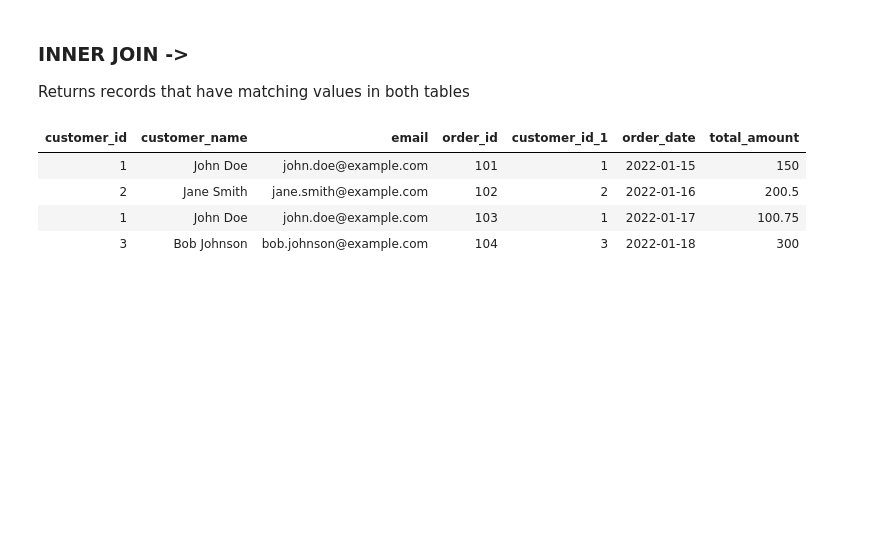
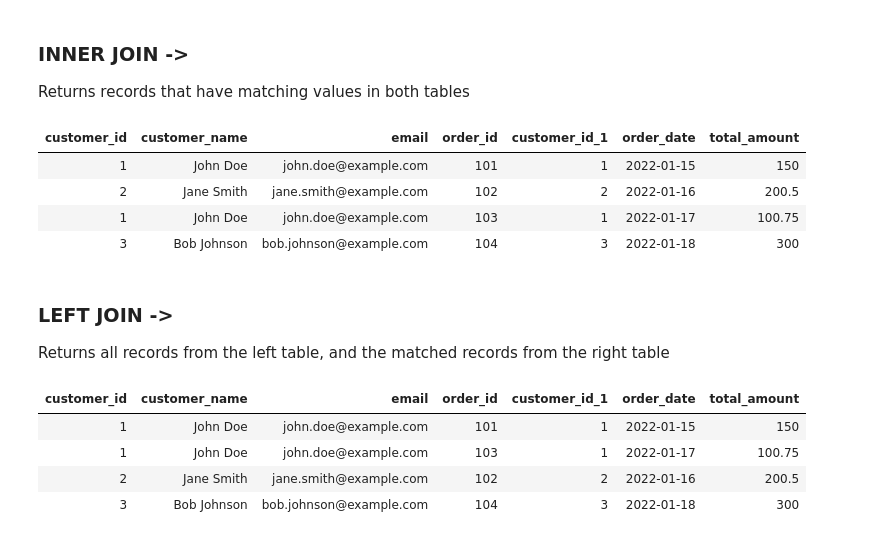
Before and after one commit to siddhesh-Mhatre/SQL_practice, a Jupyter notebook: JOINS.ipynb, the cells around one changed output. Drawn from its saved outputs; the diff is of its cells as text; code cells hidden in the pictures; blank space fills up the shorter version.

```diff
--- a/JOINS.ipynb
+++ b/JOINS.ipynb
@@ -62,3 +64,20 @@ ON c.customer_id = o.customer_id ;
 | 2 | Jane Smith | jane.smith@example.com | 102 | 2 | 2022-01-16 | 200.5 |
 | 1 | John Doe | john.doe@example.com | 103 | 1 | 2022-01-17 | 100.75 |
 | 3 | Bob Johnson | bob.johnson@example.com | 104 | 3 | 2022-01-18 | 300 |
+# %% [markdown]
+### LEFT JOIN ->
+Returns all records from the
+left table, and the matched
+records from the right table
+# %%
+%%sql sqlite://
+SELECT * FROM customers  as c
+LEFT JOIN
+orders as o
+ON c.customer_id = o.customer_id;
+# %% [output]
+| customer_id | customer_name | email | order_id | customer_id_1 | order_date | total_amount |
+| 1 | John Doe | john.doe@example.com | 101 | 1 | 2022-01-15 | 150 |
+| 1 | John Doe | john.doe@example.com | 103 | 1 | 2022-01-17 | 100.75 |
+| 2 | Jane Smith | jane.smith@example.com | 102 | 2 | 2022-01-16 | 200.5 |
+| 3 | Bob Johnson | bob.johnson@example.com | 104 | 3 | 2022-01-18 | 300 |
```
Also changed, not shown: parts of 14 cells of this notebook, 1 other file.
